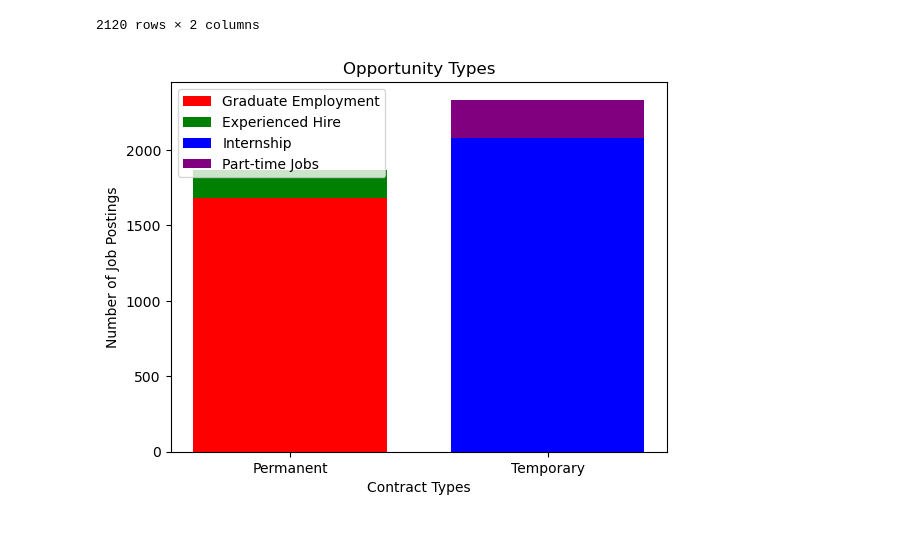
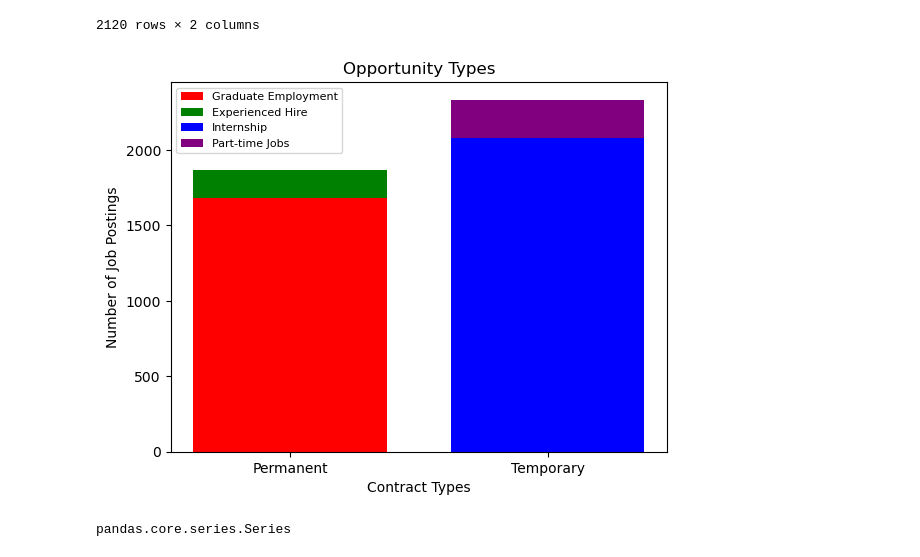
Before and after one commit to ethanvirtudazo/DS105_Project, a Jupyter notebook: data_viz_job_types.ipynb, the cells around one changed output. Cells and saved outputs as stored; diff of their text form; code cells hidden in the pictures.

Commit message:
fixed the graphs

```diff
--- a/data_viz_job_types.ipynb
+++ b/data_viz_job_types.ipynb
@@ -93,34 +93,39 @@ pt_counts = counts_temporary.loc[["Part-time jobs"]].reset_index()
 
 fig, ax = plt.subplots() #to create a figure and a set of subplots - tried using a single bar chart to stack and failed
 
 
 #to specify that the first bar in the stack (grad_counts) should start from the origin of the y-axis
 bottom = np.zeros(len(grad_counts.index))
 
 
 # Define x-coordinates for each bar
 x_coord_1 = np.arange(len(grad_counts.index)) +1
 x_coord_2 = x_coord_1
 x_coord_3 = x_coord_2 + 1 # Shift the third bar to the right by 0.25 units
 x_coord_4 = x_coord_3
 
 # Plot the bars
 bar_1 = ax.bar(x_coord_1, grad_counts.iloc[:,2].values, color='r', width=0.75)
 bar_2 = ax.bar(x_coord_2, exp_counts.iloc[:,2].values, color='g', bottom=grad_counts.iloc[:,2].values, width=0.75)
 bar_3 = ax.bar(x_coord_3, intern_counts.iloc[:,2].values, color='b', width=0.75)
 bar_4 = ax.bar(x_coord_4, pt_counts.iloc[:,2].values, color='purple', bottom=intern_counts.iloc[:,2].values, width=0.75)
 
 
 #titles, x & y axis, legend
 ax.set_title("Opportunity Types")
 ax.set_xlabel("Contract Types")
 ax.set_ylabel("Number of Job Postings")
 ax.legend((bar_1, bar_2, bar_3, bar_4), ('Graduate Employment', 'Experienced Hire', 'Internship', 'Part-time Jobs'))
+plt.legend(['Graduate Employment', 'Experienced Hire', 'Internship', 'Part-time Jobs'], fontsize=8)
 ax.set_xticks([1, 2])
 ax.set_xticklabels(["Permanent", "Temporary"])
 plt.show()
 # %% [output]
-[figure, old version]
+[figure, new version]
+# %%
+type(counts_permanent)
+# %% [output]
+pandas.core.series.Series
 # %%
 #fig, ax = plt.subplots()
 
```
Also changed, not shown: 1 other file.
